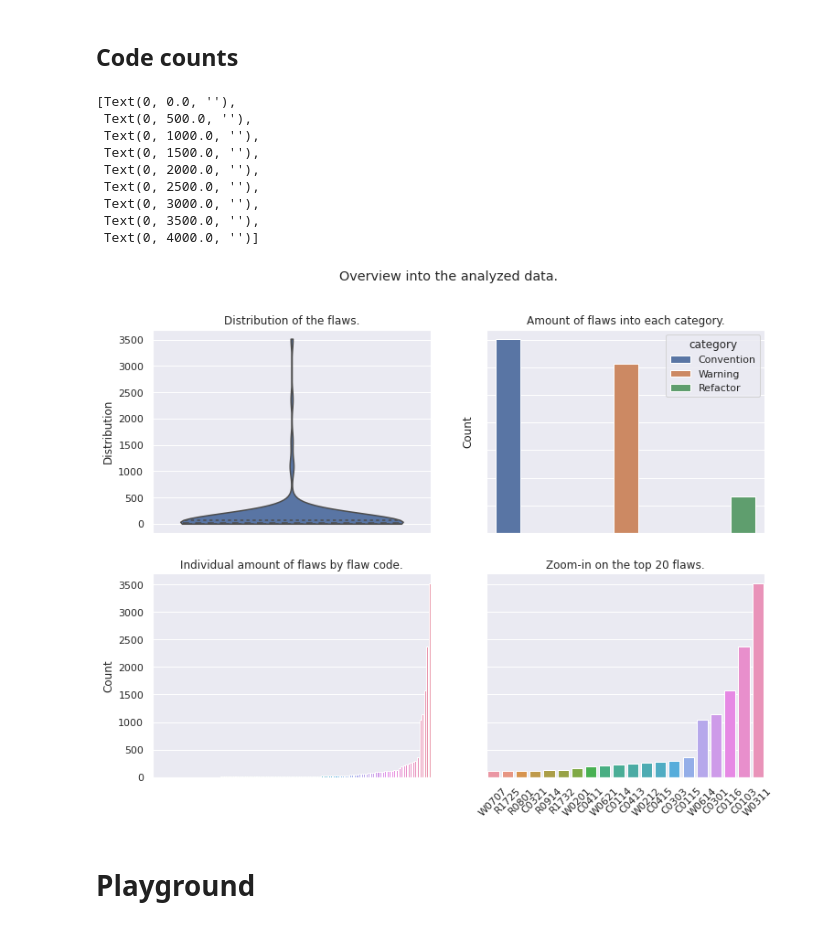
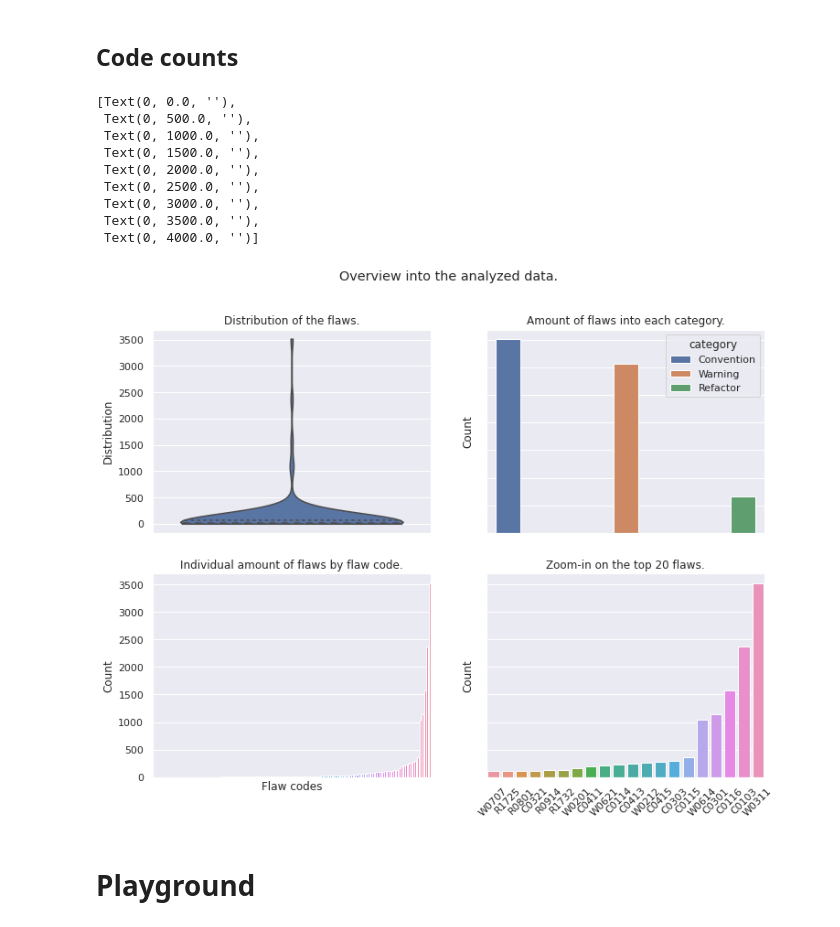
Before and after one commit to NaelsonDouglas/GithubPythonCodeSmellCrawler, a Jupyter notebook: src/Visualization_2.ipynb, the cells around one changed output. Saved outputs shown, nothing was run; the diff lists cells and outputs as text; code cells hidden in the pictures.

```diff
--- a/src/Visualization_2.ipynb
+++ b/src/Visualization_2.ipynb
@@ -71,3 +95,6 @@ df = df.loc[df.linter == 'pylint']
 df = df.reset_index(drop=True)
 # %% [markdown]
 # Data preparation
+# %%
+df.filename = df.filename.apply(lambda x: x.replace('dumps/',''))
+df = df.loc[df.type.isin(['W','C','R'])]
@@ -74,6 +168,4 @@ df = df.reset_index(drop=True)
 # %%
-df.filename = df.filename.apply(lambda x: x.replace('dumps/',''))
-df = df.loc[df.type.isin(['W','C','R'])].reset_index(drop=True)
 #df['url'] = df.apply(make_url, axis=1)
 w = df.loc[df.type == 'W']
 c = df.loc[df.type == 'C']
@@ -125,35 +217,36 @@ ax1.set_xticklabels([])
 barplot(code_counts,
         x = 'code',
         y_label = 'Count',
+        x_label = 'Flaw codes',
         y = 'count',
         title = 'Individual amount of flaws by flaw code.',
         ax=ax2
        )
 ax2.set_xticks([])
 
 
 #Zoom barplot
 amount = 20
 bigger = code_counts.tail(amount)
 right = barplot(bigger,
                 x = 'code',
                 y = 'count',
-                y_title = 'Count',
+                y_label = 'Count',
                 title = f'Zoom-in on the top {amount} flaws.',
                 ax = ax3
                )
 ax3.tick_params(axis = 'x', labelrotation = 45 )
 ax3.set_yticklabels([])
 # %% [output]
 [Text(0, 0.0, ''),
  Text(0, 500.0, ''),
  Text(0, 1000.0, ''),
  Text(0, 1500.0, ''),
  Text(0, 2000.0, ''),
  Text(0, 2500.0, ''),
  Text(0, 3000.0, ''),
  Text(0, 3500.0, ''),
  Text(0, 4000.0, '')]
-[figure, old version]
+[figure, new version]
 # %% [markdown]
 # Playground
```
Also changed, not shown: parts of 8 cells of this notebook, 2 other files.
